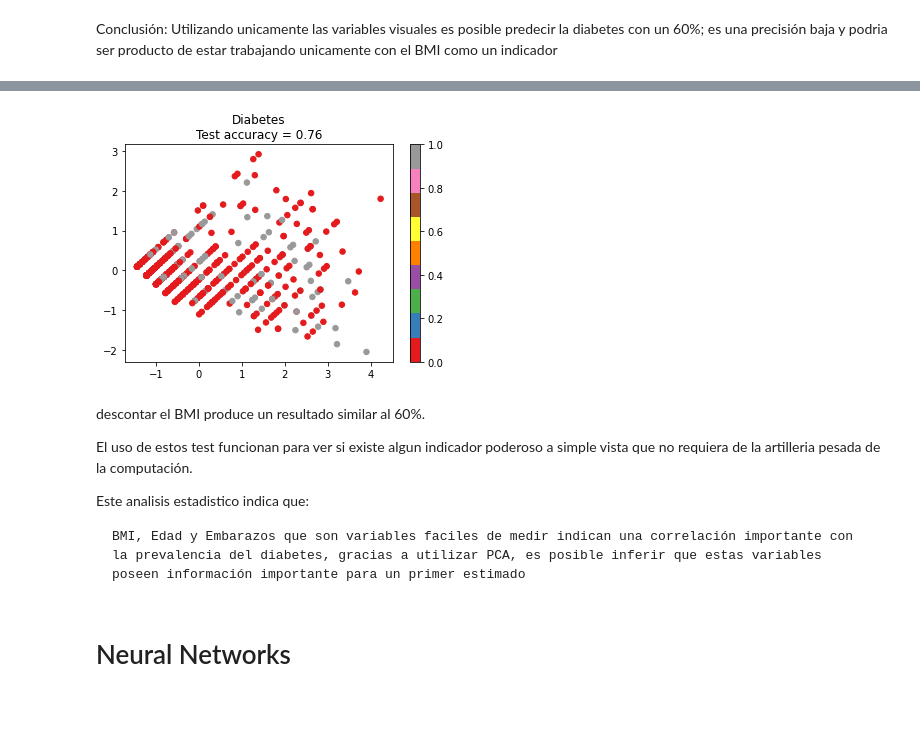
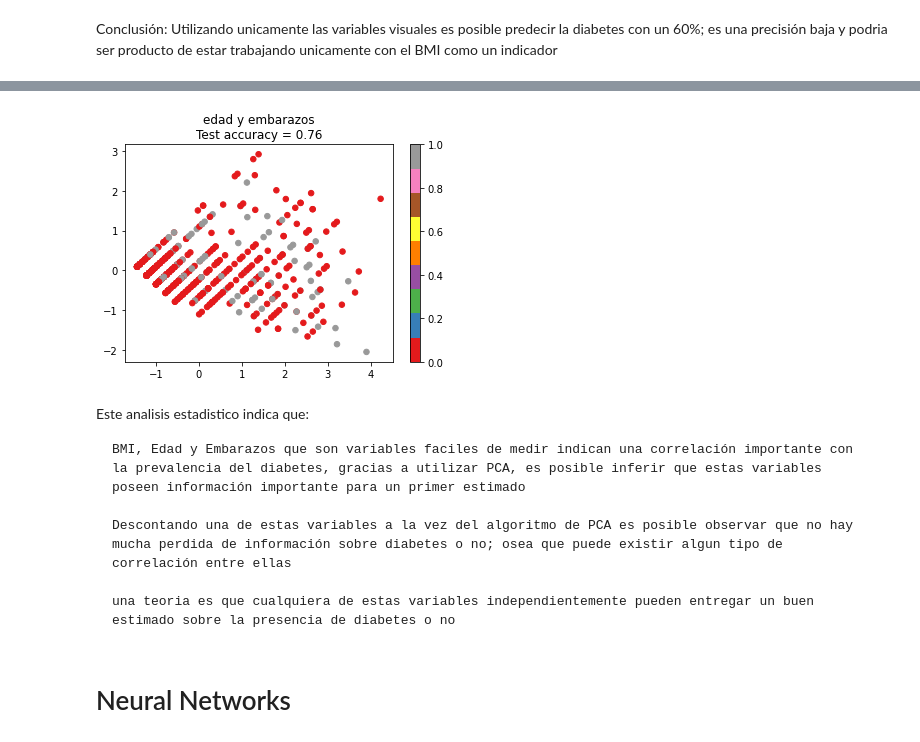
Before and after one commit to fbientrigo/machine-learning, a Jupyter notebook: Curso IA/Proyecto Final/diabetes_main.ipynb, the cells around one changed output, grey strips where cells are left out. Cells and saved outputs as stored; diff of their text form; code cells hidden in the pictures; blank space fills up the shorter version.

````diff
--- a/Curso IA/Proyecto Final/diabetes_main.ipynb
+++ b/Curso IA/Proyecto Final/diabetes_main.ipynb
@@ -450,18 +429,17 @@ Conclusión: Utilizando unicamente las variables visuales es posible predecir la
 # %%
-# Diabetes
 X, y = data[['Age','Pregnancies']], data['Outcome']
-PCA_KNN(X,y,name='Diabetes',n_neighbors=2)
+PCA_KNN(X,y,name='edad y embarazos',n_neighbors=2)
 # %% [output]
-[figure, old version]
+[figure, new version]
 # %% [markdown]
-descontar el BMI produce un resultado similar al 60%.
-
-El uso de estos test funcionan para ver si existe algun indicador poderoso a simple vista que no requiera de la artilleria pesada de la computación.
-
 Este analisis estadistico indica que:
 
 ```
 BMI, Edad y Embarazos que son variables faciles de medir indican una correlación importante con la prevalencia del diabetes, gracias a utilizar PCA, es posible inferir que estas variables poseen información importante para un primer estimado
+
+Descontando una de estas variables a la vez del algoritmo de PCA es posible observar que no hay mucha perdida de información sobre diabetes o no; osea que puede existir algun tipo de correlación entre ellas
+
+una teoria es que cualquiera de estas variables independientemente pueden entregar un buen estimado sobre la presencia de diabetes o no
 ```
 # %% [markdown]
 # Neural Networks
````
Also changed, not shown: parts of 47 cells of this notebook.
